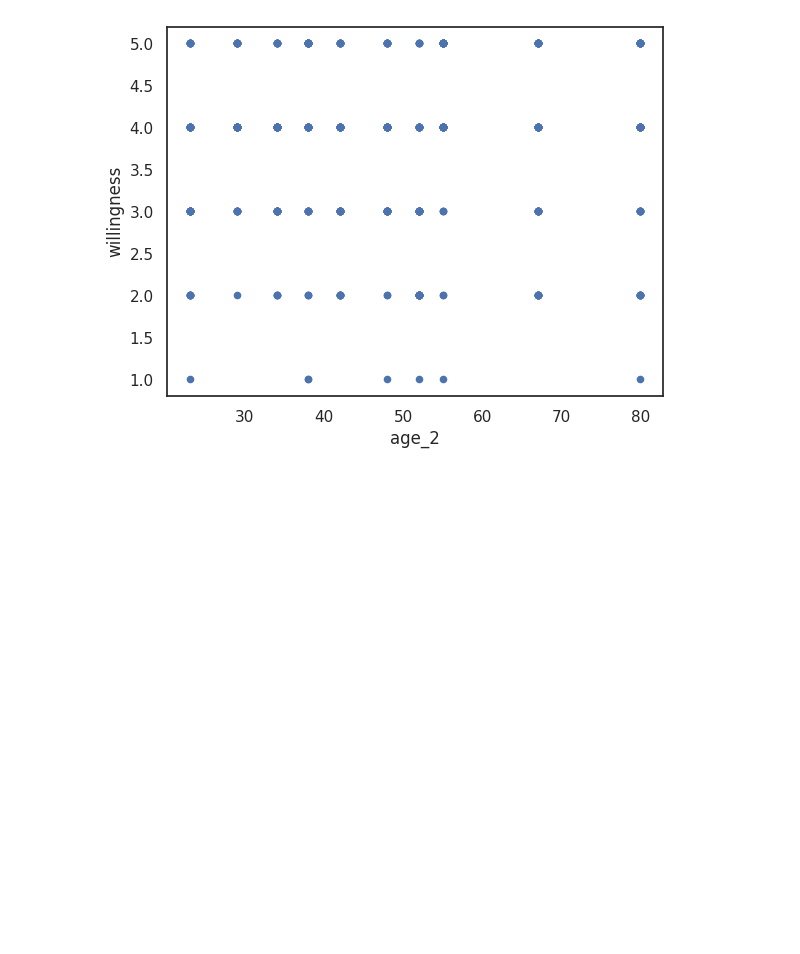
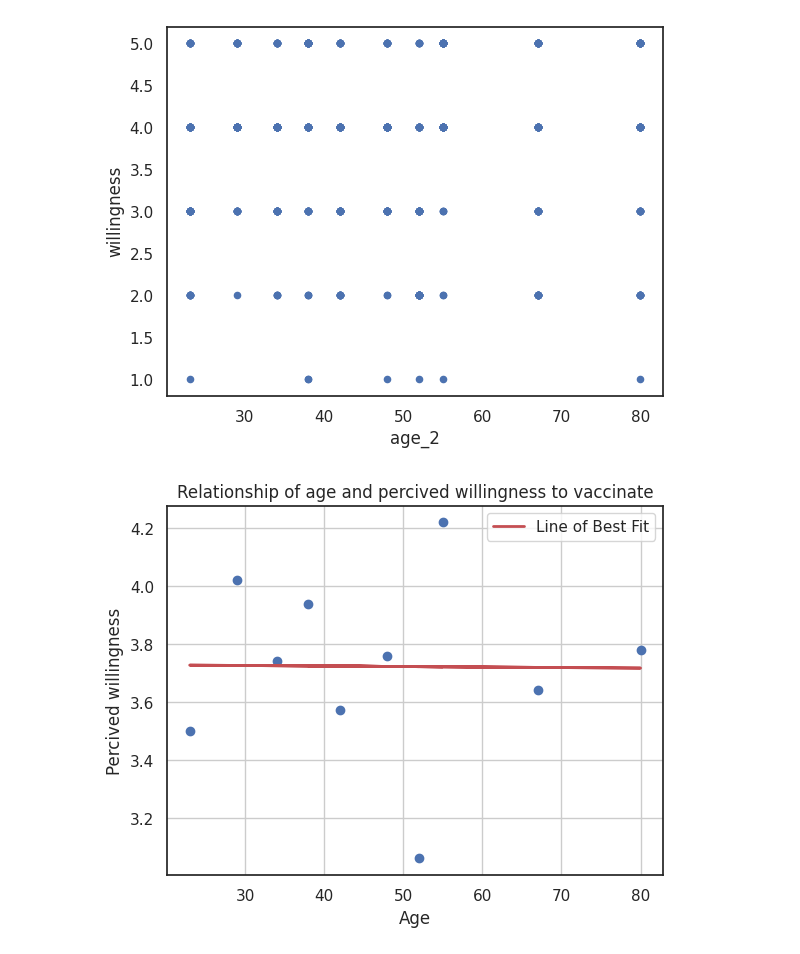
Before and after one commit to dramafisher/vaccine-github, a Jupyter notebook: vaccine_data_notebook_m2.ipynb, the cells around one changed output. Saved outputs shown, nothing was run; the diff lists cells and outputs as text; code cells hidden in the pictures; blank space fills up the shorter version.

Commit message:
added draw_graph function

```diff
--- a/vaccine_data_notebook_m2.ipynb
+++ b/vaccine_data_notebook_m2.ipynb
@@ -35,3 +36,33 @@ data.plot(kind="scatter", x="age_2", y="willingness")
 # %% [output]
 <Axes: xlabel='age_2', ylabel='willingness'>
 [figure]
+# %%
+def draw_graph(x_data,y_data,grouping_data,x_axis_title,y_axis_title,graph_title):
+  x_grouper = data.groupby([grouping_data])
+  x_grouper = x_grouper[x_data].mean().reset_index
+
+  y_grouper = data.groupby([grouping_data])
+  y_grouper = y_grouper[y_data].mean().reset_index
+
+  merged_data = pd.merge(age_grouper, will_grouper, on=grouping_data, how="outer")
+  plt.plot(merged_data[x_data], merged_data[y_data], marker='o', linestyle='None', color='b')
+
+  x = merged_data[x_data]
+  y = merged_data[y_data]
+  coefficients = np.polyfit(x, y, 1)  # Fit a 1st degree polynomial (a line)
+  polynomial = np.poly1d(coefficients)
+  line_of_best_fit = polynomial(x)
+
+  # Plot the line of best fit
+  plt.plot(x, line_of_best_fit, color='r', linestyle='-', linewidth=2, label='Line of Best Fit')
+
+  plt.xlabel(x_axis_title)
+  plt.ylabel(y_axis_title)
+  plt.title(graph_title)
+  plt.grid(True)
+  plt.legend()
+  plt.show()
+# %%
+draw_graph('age_2','willingness','name','Age','Percived willingness','Relationship of age and percived willingness to vaccinate')
+# %% [output]
+[figure, added]
```
Also changed, not shown: parts of 1 cell of this notebook.
